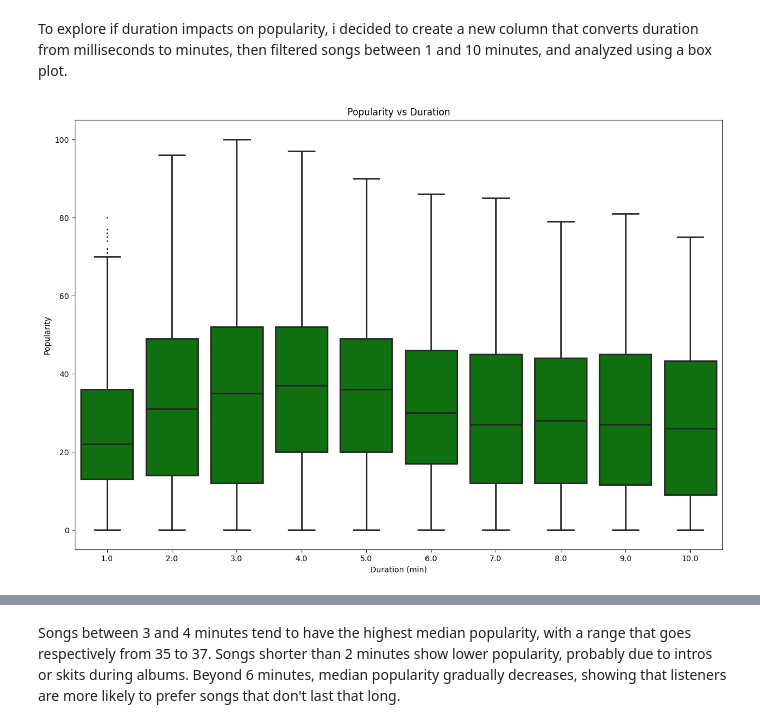
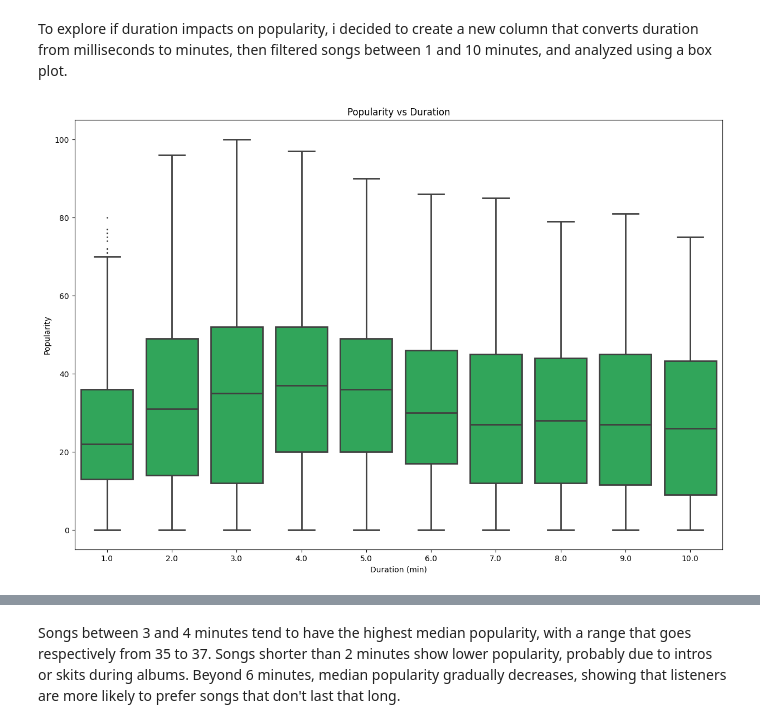
Before and after one commit to TortorelliRocco/Spotify_Analysis, a Jupyter notebook: SpotifyProject.ipynb, the cells around one changed output, grey strips where cells are left out. Cells and saved outputs as stored; diff of their text form; code cells hidden in the pictures.

```diff
--- a/SpotifyProject.ipynb
+++ b/SpotifyProject.ipynb
@@ -269,11 +269,11 @@ To explore if duration impacts on popularity, i decided to create a new column t
 # %%
 df['duration_min'] = round(df['duration_ms']/60000)
 df_filtered = df[(df['duration_min'] >= 1) & (df['duration_min'] <= 10)]
 plt.figure(figsize=(15,10))
-sns.boxplot(x= df_filtered['duration_min'], y = df_filtered['popularity'], color = 'green',width=0.8, gap=0, whis=1.5, linecolor='auto', linewidth=2, fliersize=1 )
+sns.boxplot(x= df_filtered['duration_min'], y = df_filtered['popularity'], color = '#1DB954' ,width=0.8, gap=0, whis=1.5, linecolor='auto', linewidth=2, fliersize=1 )
 plt.xlabel('Duration (min)')
 plt.ylabel('Popularity')
 plt.title('Popularity vs Duration')
 plt.show()
 # %% [output]
-[figure, old version]
+[figure, new version]
```
Also changed, not shown: parts of 13 cells of this notebook.
